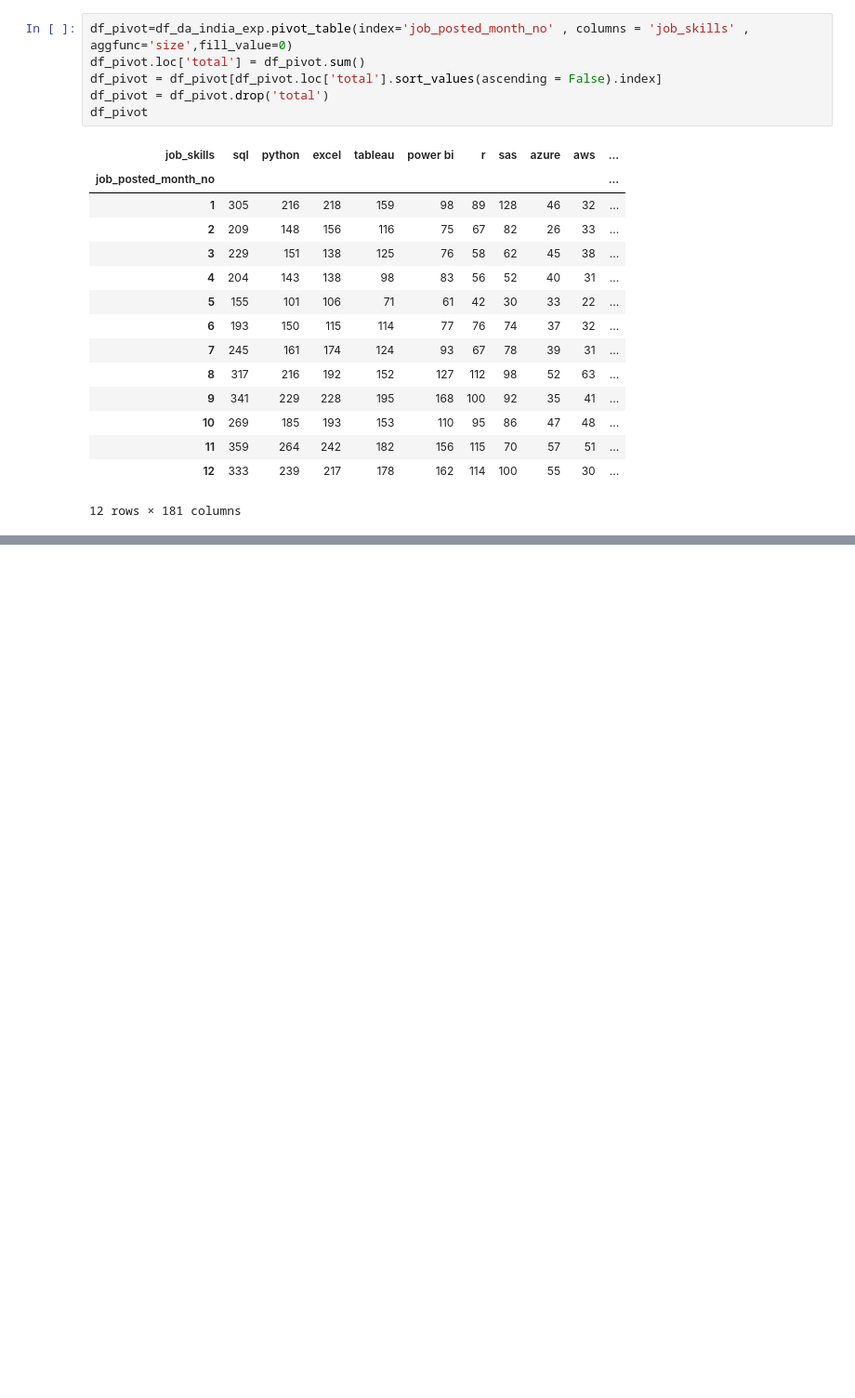
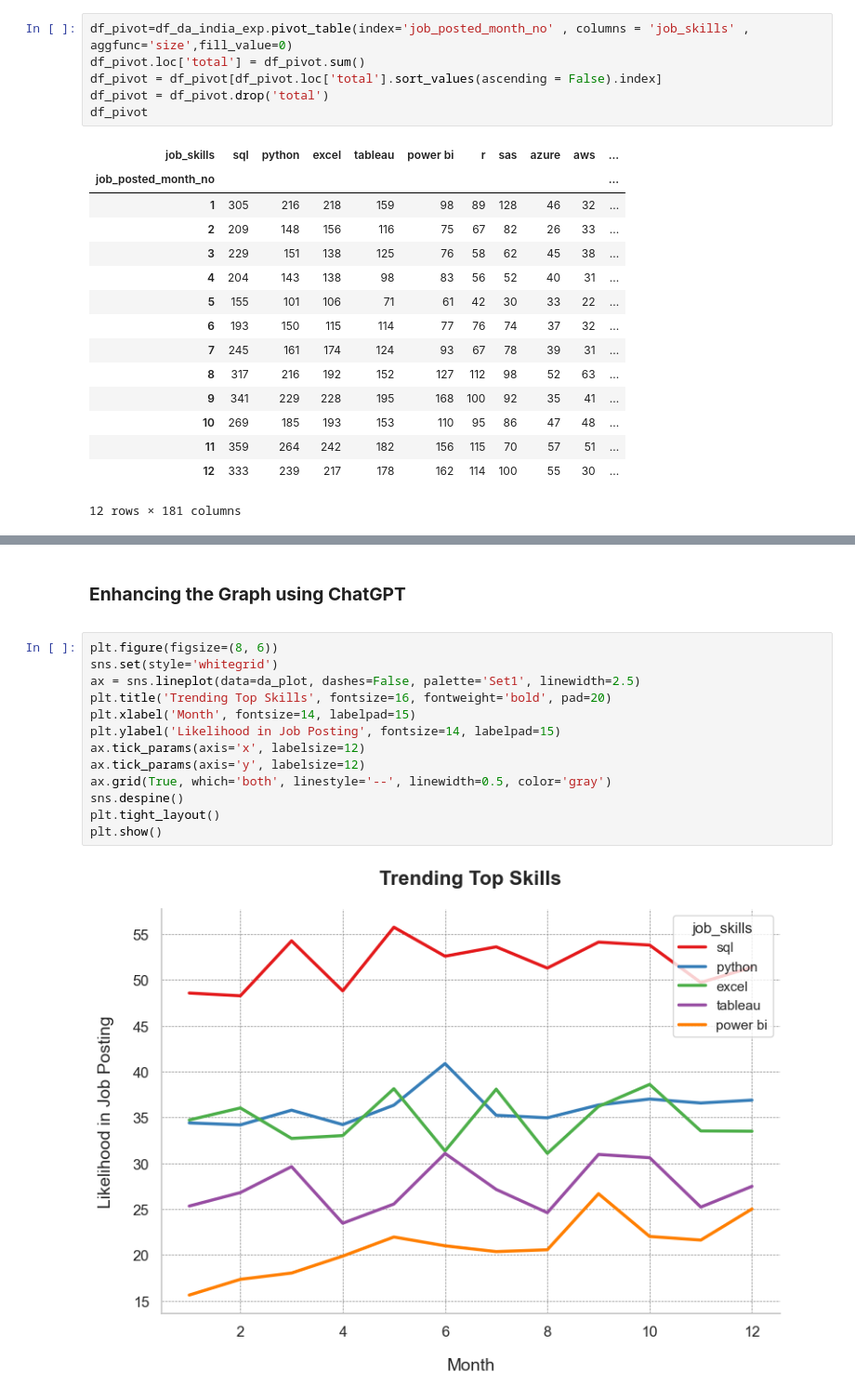
Before and after one commit to Prashast-Pathak/Data-Analysis-Exploration-using-Python, a Jupyter notebook: 3_Skills_Trend.ipynb, the cells around one changed output, grey strips where cells are left out. Shown at 93% size. Saved outputs shown, nothing was run; the diff lists cells and outputs as text; blank space fills up the shorter version.

```diff
--- a/3_Skills_Trend.ipynb
+++ b/3_Skills_Trend.ipynb
@@ -44,0 +111,17 @@ df_pivot
+# %% [markdown]
+**<h3>Enhancing the Graph using ChatGPT</h3>**
+# %%
+plt.figure(figsize=(8, 6))
+sns.set(style='whitegrid')
+ax = sns.lineplot(data=da_plot, dashes=False, palette='Set1', linewidth=2.5)
+plt.title('Trending Top Skills', fontsize=16, fontweight='bold', pad=20)
+plt.xlabel('Month', fontsize=14, labelpad=15)
+plt.ylabel('Likelihood in Job Posting', fontsize=14, labelpad=15)
+ax.tick_params(axis='x', labelsize=12)
+ax.tick_params(axis='y', labelsize=12)
+ax.grid(True, which='both', linestyle='--', linewidth=0.5, color='gray')
+sns.despine()
+plt.tight_layout()
+plt.show()
+# %% [output]
+[figure, added]
```
Also changed, not shown: parts of 10 cells of this notebook, 3 other files.
